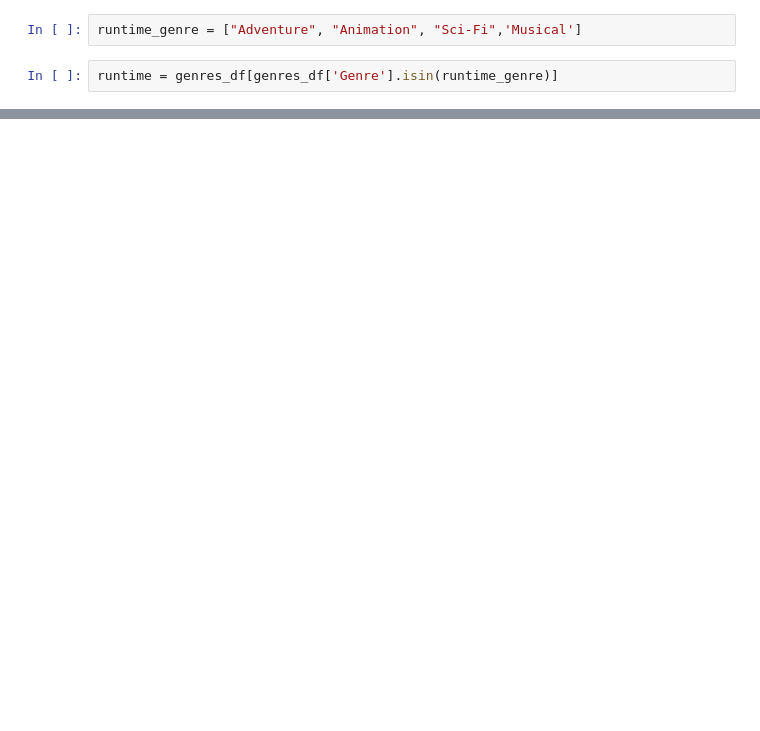
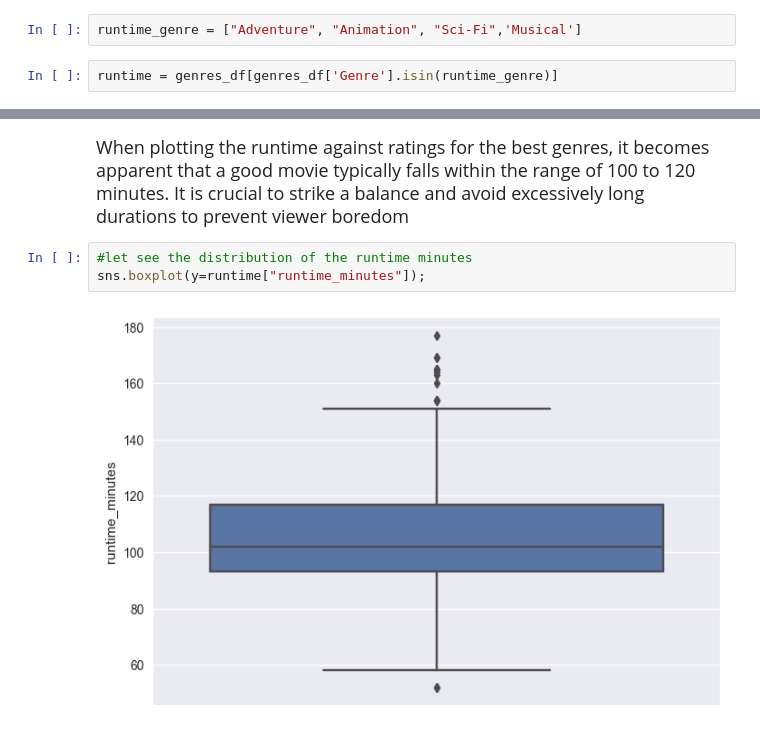
Before and after one commit to u-mar/phase_1_project, a Jupyter notebook: index.ipynb, the cells around one changed output, grey strips where cells are left out. Cells and saved outputs as stored; diff of their text form; blank space fills up the shorter version.

```diff
--- a/index.ipynb
+++ b/index.ipynb
@@ -339,0 +359,8 @@ plt.legend(handles=scatter.legend_elements()[0],
+# %% [markdown]
+<font size='4'>
+When plotting the runtime against ratings for the best genres, it becomes apparent that a good movie typically falls within the range of 100 to 120 minutes. It is crucial to strike a balance and avoid excessively long durations to prevent viewer boredom</font>
+# %%
+#let see the distribution of the runtime minutes
+sns.boxplot(y=runtime["runtime_minutes"]);
+# %% [output]
+[figure, added]
```
Also changed, not shown: parts of 22 cells of this notebook.
